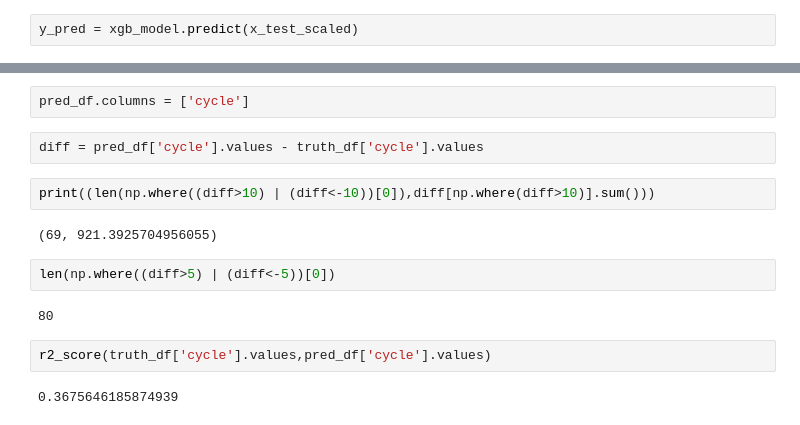
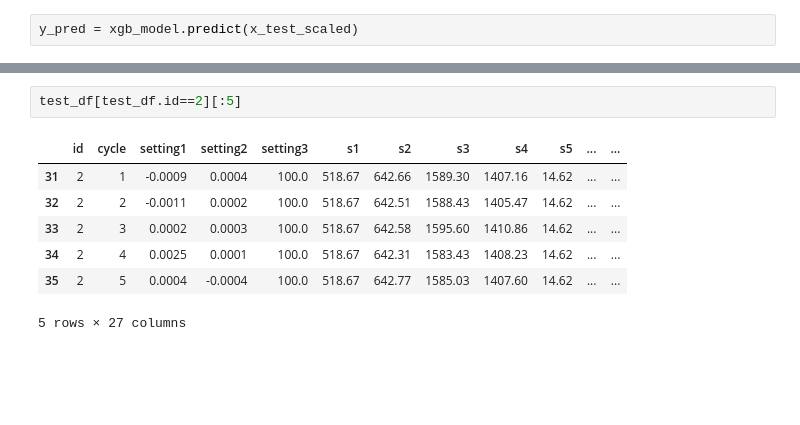
Before and after one commit to Harsh-Tiwadi/Predictive-Maintenance, a Jupyter notebook: notebook/Test.ipynb, the cells around one changed output, grey strips where cells are left out. Cells and saved outputs as stored; diff of their text form; blank space fills up the shorter version.

```diff
--- a/notebook/Test.ipynb
+++ b/notebook/Test.ipynb
@@ -131,16 +121,10 @@ truth_df
-# %%
-pred_df.columns = ['cycle']
-# %%
-diff = pred_df['cycle'].values - truth_df['cycle'].values
-# %%
-print((len(np.where((diff>10) | (diff<-10))[0]),diff[np.where(diff>10)].sum()))
-# %% [output]
-(69, 921.3925704956055)
-# %%
-len(np.where((diff>5) | (diff<-5))[0])
-# %% [output]
-80
-# %%
-r2_score(truth_df['cycle'].values,pred_df['cycle'].values)
-# %% [output]
-0.3675646185874939
+# %%
+test_df[test_df.id==2][:5]
+# %% [output]
+|  | id | cycle | setting1 | setting2 | setting3 | s1 | s2 | s3 | s4 | s5 | ... | ... |
+| 31 | 2 | 1 | -0.0009 | 0.0004 | 100.0 | 518.67 | 642.66 | 1589.30 | 1407.16 | 14.62 | ... | ... |
+| 32 | 2 | 2 | -0.0011 | 0.0002 | 100.0 | 518.67 | 642.51 | 1588.43 | 1405.47 | 14.62 | ... | ... |
+| 33 | 2 | 3 | 0.0002 | 0.0003 | 100.0 | 518.67 | 642.58 | 1595.60 | 1410.86 | 14.62 | ... | ... |
+| 34 | 2 | 4 | 0.0025 | 0.0001 | 100.0 | 518.67 | 642.31 | 1583.43 | 1408.23 | 14.62 | ... | ... |
+| 35 | 2 | 5 | 0.0004 | -0.0004 | 100.0 | 518.67 | 642.77 | 1585.03 | 1407.60 | 14.62 | ... | ... |
+5 rows × 27 columns
```
Also changed, not shown: parts of 32 cells of this notebook, 6 other files.
